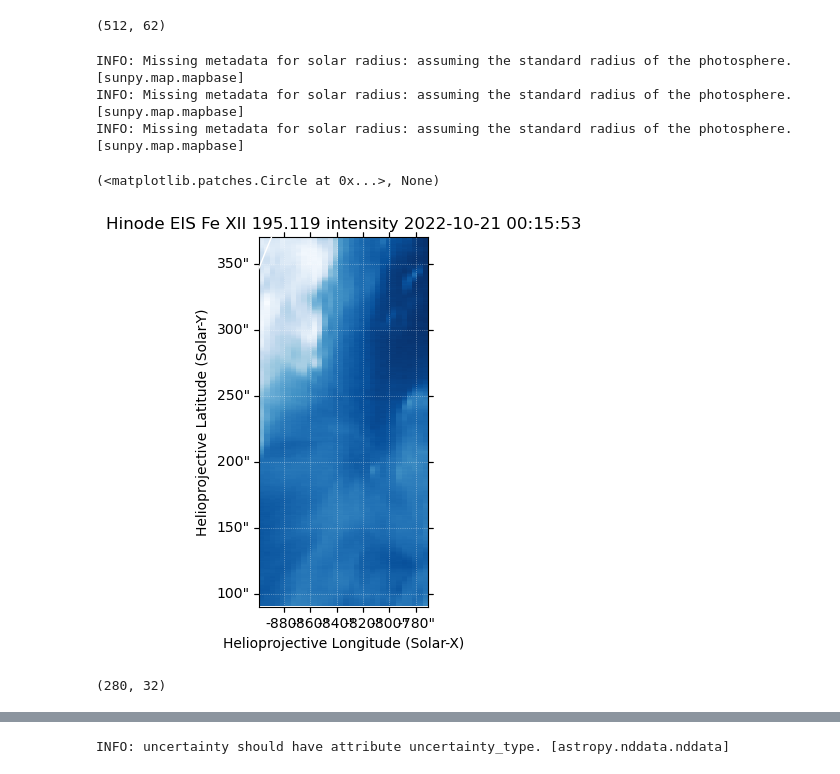
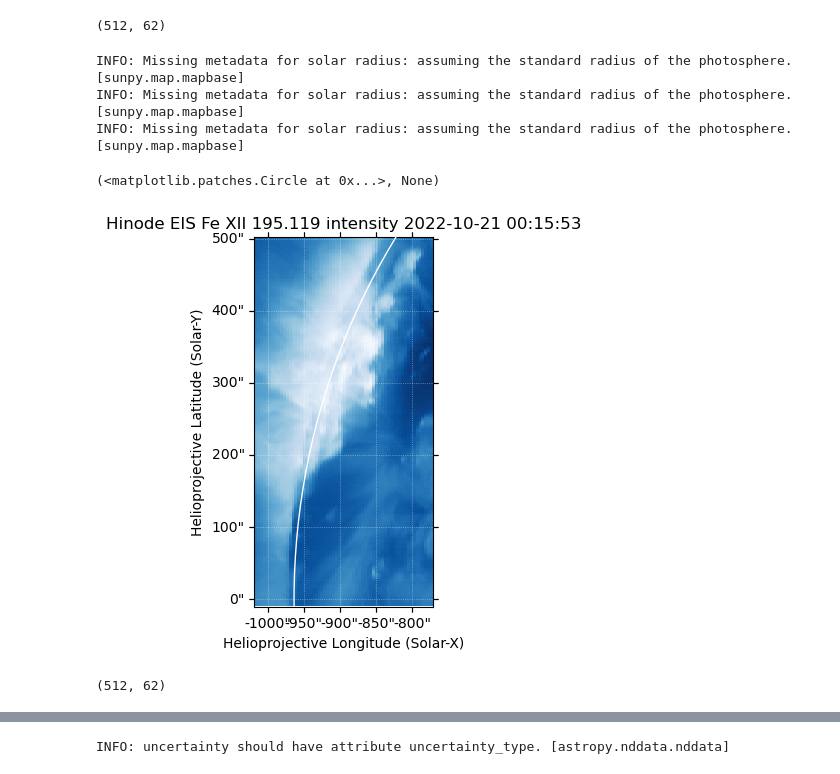
Before and after one commit to yjzhu-solar/EIS_DKIST_SolO, a Jupyter notebook: ipynb/eis/eis_pointing_1020.ipynb, the cells around one changed output, grey strips where cells are left out. Saved outputs shown, nothing was run; the diff lists cells and outputs as text; code cells hidden in the pictures.

```diff
--- a/ipynb/eis/eis_pointing_1020.ipynb
+++ b/ipynb/eis/eis_pointing_1020.ipynb
@@ -40,23 +41,24 @@ eis_195_intmap.data.shape
 # %% [output]
 (512, 62)
 # %%
-eis_crop_bottom_left = [30,100]
-eis_crop_top_right = [62,380]
+eis_crop_bottom_left = [0,0]
+eis_crop_top_right = [62,512]
 eis_195_intmap_crop = eis_195_intmap.submap(eis_crop_bottom_left*u.pix,
                                            top_right=[eis_crop_top_right[0]-1,
                                                      eis_crop_top_right[1]-1]*u.pix)
+# eis_195_intmap_crop = eis_195_intmap
 eis_195_intmap_crop.plot()
 eis_195_intmap_crop.draw_limb()
 # %% [output]
 INFO: Missing metadata for solar radius: assuming the standard radius of the photosphere. [sunpy.map.mapbase]
 INFO: Missing metadata for solar radius: assuming the standard radius of the photosphere. [sunpy.map.mapbase]
 INFO: Missing metadata for solar radius: assuming the standard radius of the photosphere. [sunpy.map.mapbase]
 (<matplotlib.patches.Circle at 0x...>, None)
-[figure, old version]
+[figure, new version]
 # %%
 eis_195_intmap_crop.data.shape
 # %% [output]
-(280, 32)
+(512, 62)
 # %%
 eis_pointing_x_crop = eis_pointing_x[eis_crop_bottom_left[1]:eis_crop_top_right[1],
                                      eis_crop_bottom_left[0]:eis_crop_top_right[1]]
```
Also changed, not shown: parts of 6 cells of this notebook, 6 other files.
